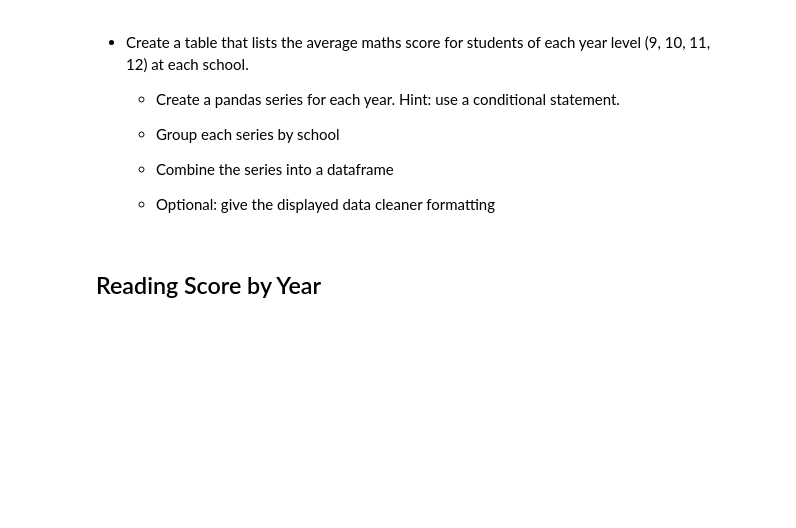
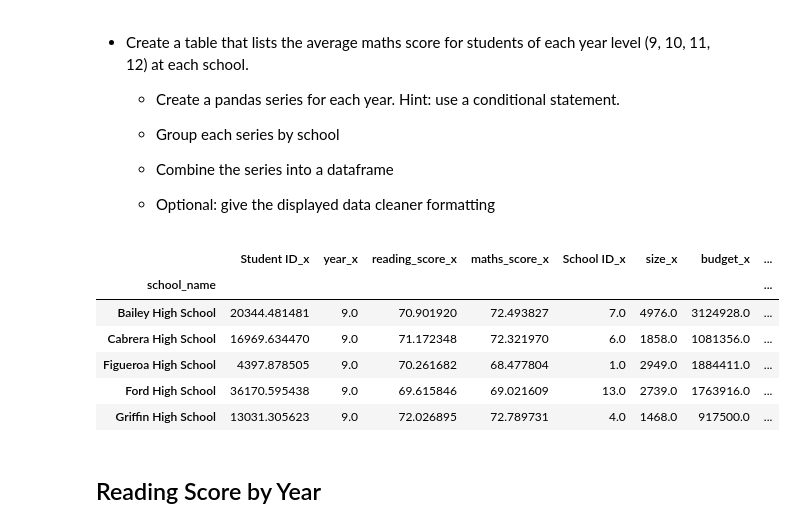
Before and after one commit to lcardsvr/pandas-challenge, a Jupyter notebook: PyCitySchools/PyCitySchools_starter.ipynb, the cells around one changed output. Cells and saved outputs as stored; diff of their text form; code cells hidden in the pictures; blank space fills up the shorter version.

```diff
--- a/PyCitySchools/PyCitySchools_starter.ipynb
+++ b/PyCitySchools/PyCitySchools_starter.ipynb
@@ -249,6 +290,35 @@ print (school_data)
   * Combine the series into a dataframe
 
   * Optional: give the displayed data cleaner formatting
+# %%
+# school_data_complete.head()
+year_9 = school_data_complete.loc[(school_data_complete["year"]== 9 ) , :]
+
+year_9_data = year_9.groupby("school_name").mean()
+
+year_10 = school_data_complete.loc[(school_data_complete["year"]== 10 ) , :]
+
+year_10_data = year_10.groupby("school_name").mean()
+
+year_11 = school_data_complete.loc[(school_data_complete["year"]== 11 ) , :]
+
+year_11_data = year_11.groupby("school_name").mean()
+
+year_12 = school_data_complete.loc[(school_data_complete["year"]== 12 ) , :]
+
+year_12_data = year_12.groupby("school_name").mean()
+
+df = pd.merge(year_9_data,year_10_data, on= "school_name")
+
+df.head()
+# %% [output]
+|  | Student ID_x | year_x | reading_score_x | maths_score_x | School ID_x | size_x | budget_x | ... |
+| school_name |  |  |  |  |  |  |  | ... |
+| Bailey High School | 20344.481481 | 9.0 | 70.901920 | 72.493827 | 7.0 | 4976.0 | 3124928.0 | ... |
+| Cabrera High School | 16969.634470 | 9.0 | 71.172348 | 72.321970 | 6.0 | 1858.0 | 1081356.0 | ... |
+| Figueroa High School | 4397.878505 | 9.0 | 70.261682 | 68.477804 | 1.0 | 2949.0 | 1884411.0 | ... |
+| Ford High School | 36170.595438 | 9.0 | 69.615846 | 69.021609 | 13.0 | 2739.0 | 1763916.0 | ... |
+| Griffin High School | 13031.305623 | 9.0 | 72.026895 | 72.789731 | 4.0 | 1468.0 | 917500.0 | ... |
 # %% [markdown]
 ## Reading Score by Year
 # %% [markdown]
```
Also changed, not shown: parts of 5 cells of this notebook.
